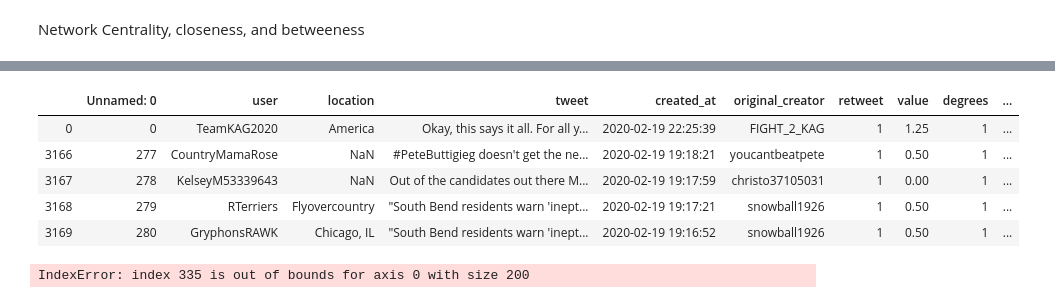
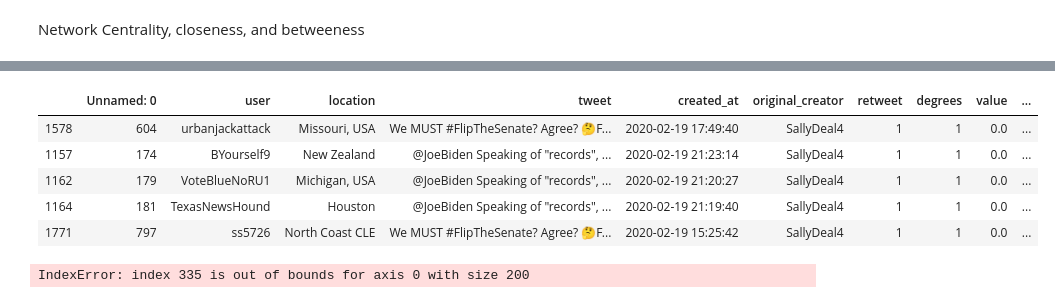
Before and after one commit to gabrieldjames/social_media_analytics, a Jupyter notebook: Project/Project Analysis.ipynb, the cells around one changed output, grey strips where cells are left out. Saved outputs shown, nothing was run; the diff lists cells and outputs as text; code cells hidden in the pictures.

```diff
--- a/Project/Project Analysis.ipynb
+++ b/Project/Project Analysis.ipynb
@@ -84,7 +84,7 @@ def assign_candidate(tweet):
     if '#petebuttigieg'in tweet:
         return .5
     if '#elizabethwarren' in tweet:
-        return 1.25
+        return 0.25
     return 0.0
 
 df2['value'] = df2['tweet'].map(assign_candidate)
@@ -137,14 +146,14 @@ df2['closeness'] = df['original_creator'].map(graph_closeness)
 df2['centrality'] = df['original_creator'].map(graph_centrality)
 df2['betweeness']=df['original_creator'].map(graph_betweenness)
 # %%
-df2.sort_values(by = 'betweeness').head()
+df2.sort_values(by = 'betweeness', ascending=False).head()
 # %% [output]
-|  | Unnamed: 0 | user | location | tweet | created_at | original_creator | retweet | value | degrees | ... |
-| 0 | 0 | TeamKAG2020 | America | Okay, this says it all. For all y... | 2020-02-19 22:25:39 | FIGHT_2_KAG | 1 | 1.25 | 1 | ... |
-| 3166 | 277 | CountryMamaRose | NaN | #PeteButtigieg doesn't get the ne... | 2020-02-19 19:18:21 | youcantbeatpete | 1 | 0.50 | 1 | ... |
-| 3167 | 278 | KelseyM53339643 | NaN | Out of the candidates out there M... | 2020-02-19 19:17:59 | christo37105031 | 1 | 0.00 | 1 | ... |
-| 3168 | 279 | RTerriers | Flyovercountry | "South Bend residents warn 'inept... | 2020-02-19 19:17:21 | snowball1926 | 1 | 0.50 | 1 | ... |
-| 3169 | 280 | GryphonsRAWK | Chicago, IL | "South Bend residents warn 'inept... | 2020-02-19 19:16:52 | snowball1926 | 1 | 0.50 | 1 | ... |
+|  | Unnamed: 0 | user | location | tweet | created_at | original_creator | retweet | degrees | value | ... |
+| 1578 | 604 | urbanjackattack | Missouri, USA | We MUST #FlipTheSenate? Agree? 🤔F... | 2020-02-19 17:49:40 | SallyDeal4 | 1 | 1 | 0.0 | ... |
+| 1157 | 174 | BYourself9 | New Zealand | @JoeBiden Speaking of "records", ... | 2020-02-19 21:23:14 | SallyDeal4 | 1 | 1 | 0.0 | ... |
+| 1162 | 179 | VoteBlueNoRU1 | Michigan, USA | @JoeBiden Speaking of "records", ... | 2020-02-19 21:20:27 | SallyDeal4 | 1 | 1 | 0.0 | ... |
+| 1164 | 181 | TexasNewsHound | Houston | @JoeBiden Speaking of "records", ... | 2020-02-19 21:19:40 | SallyDeal4 | 1 | 1 | 0.0 | ... |
+| 1771 | 797 | ss5726 | North Coast CLE | We MUST #FlipTheSenate? Agree? 🤔F... | 2020-02-19 15:25:42 | SallyDeal4 | 1 | 1 | 0.0 | ... |
 # %%
 a_list = []
 for x in range(0,len(sorted_bet)):
```
Also changed, not shown: parts of 39 cells of this notebook, 6 other files.
